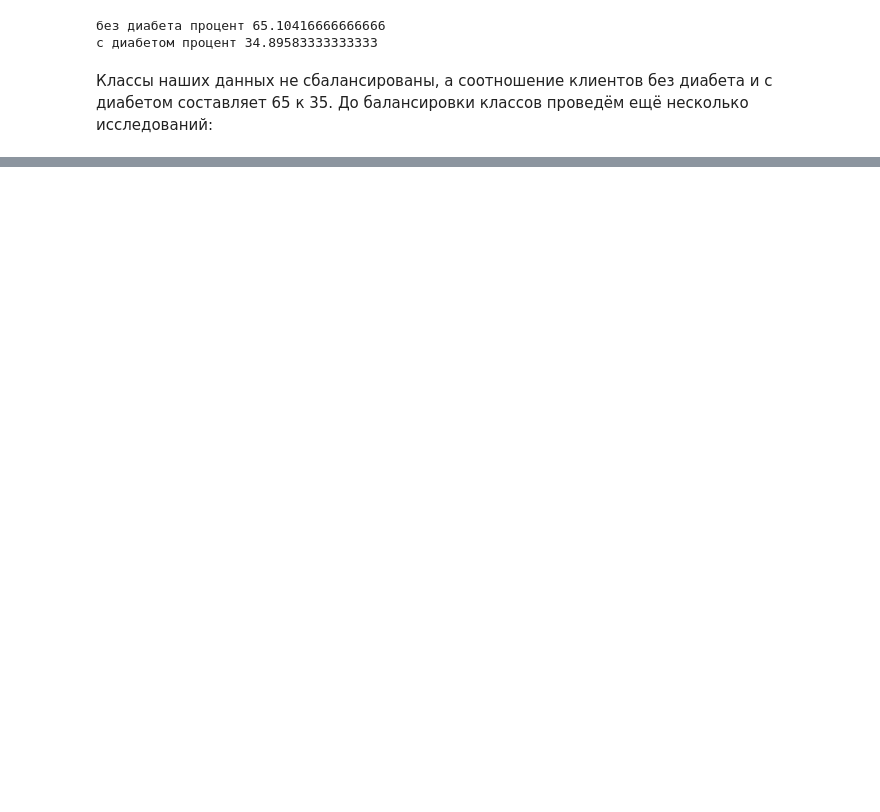
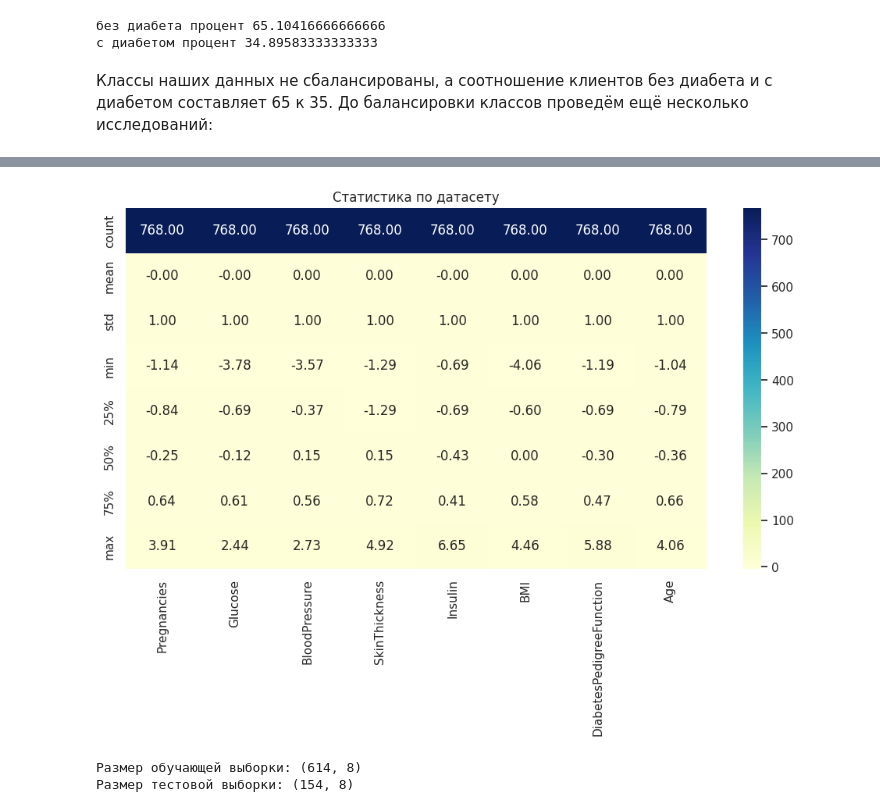
Before and after one commit to Alex-de-bug/AI_system, a Jupyter notebook: lab6/lab6.ipynb, the cells around one changed output, grey strips where cells are left out. Drawn from its saved outputs; the diff is of its cells as text; code cells hidden in the pictures; blank space fills up the shorter version.

```diff
--- a/lab6/lab6.ipynb
+++ b/lab6/lab6.ipynb
@@ -84,3 +88,33 @@ data.groupby('Outcome').mean()
 | Outcome |  |  |  |  |  |  |  |  |
 | 0 | 3.298000 | 109.980000 | 68.184000 | 19.664000 | 68.792000 | 30.304200 | 0.429734 | 31.190000 |
 | 1 | 4.865672 | 141.257463 | 70.824627 | 22.164179 | 100.335821 | 35.142537 | 0.550500 | 37.067164 |
+# %%
+import pandas as pd
+import numpy as np
+from sklearn.preprocessing import StandardScaler
+import seaborn as sns
+import matplotlib.pyplot as plt
+
+
+X = data.drop('Outcome', axis=1)
+y = data['Outcome']
+
+scaler = StandardScaler()
+X_normalized = scaler.fit_transform(X)
+X_normalized = pd.DataFrame(X_normalized, columns=X.columns)
+
+normalized_statistics = X_normalized.describe()
+
+plt.figure(figsize=(12, 6))
+sns.heatmap(normalized_statistics, annot=True, fmt=".2f", cmap="YlGnBu")
+plt.title("Статистика по датасету")
+plt.show()
+# %% [output]
+[figure, added]
+# %%
+X_train, X_test, y_train, y_test = train_test_split(X_normalized, y, test_size=0.2, random_state=42)
+print("Размер обучающей выборки:", X_train.shape)
+print("Размер тестовой выборки:", X_test.shape)
+# %% [output]
+Размер обучающей выборки: (614, 8)
+Размер тестовой выборки: (154, 8)
```
Also changed, not shown: parts of 4 cells of this notebook, 2 other files.
